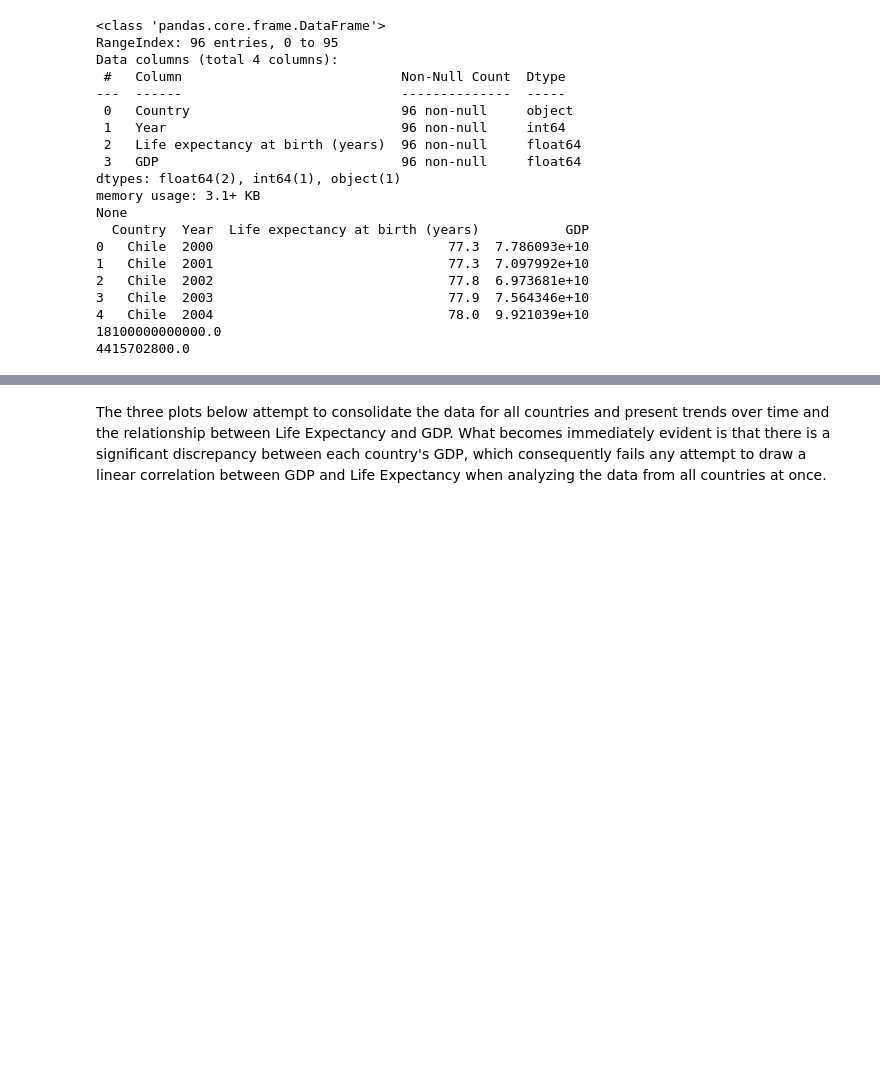
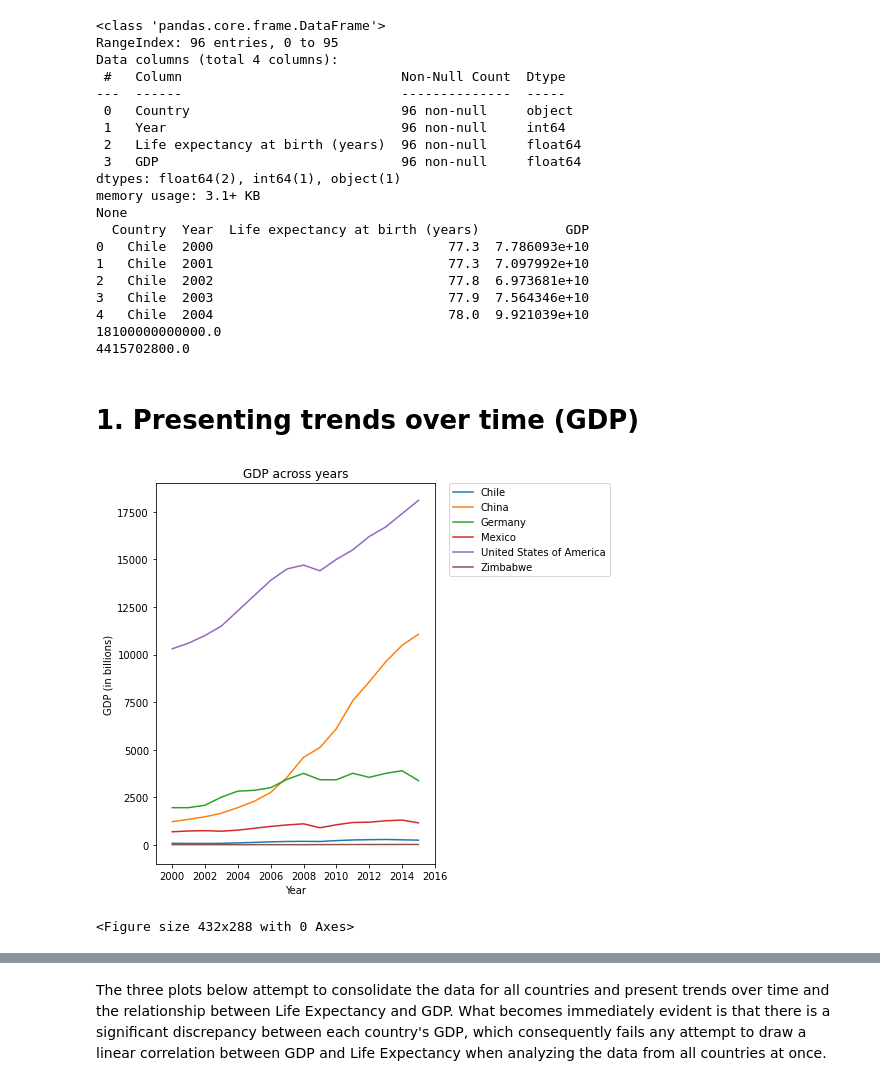
Before and after one commit to R0go/GDP_Life_Expectancy, a Jupyter notebook: life_expectancy_gdp.ipynb, the cells around one changed output, grey strips where cells are left out. Drawn from its saved outputs; the diff is of its cells as text; code cells hidden in the pictures; blank space fills up the shorter version.

```diff
--- a/life_expectancy_gdp.ipynb
+++ b/life_expectancy_gdp.ipynb
@@ -68,3 +61,21 @@ None
 # plt.clf()
 
 # print(np.max(data_file.GDP))
+# %% [markdown]
+# 1. Presenting trends over time (GDP)
+# %%
+plt.figure(figsize=[5,7])
+for i in data_file.Country.unique():
+    yvalues= data_file['GDP'][data_file['Country']==i]
+    xvalues= data_file['Year'][data_file['Country']==i]
+    plt.plot(xvalues, yvalues)
+plt.legend(data_file.Country.unique(), bbox_to_anchor=(1.05, 1),loc='upper left', borderaxespad=0.)
+plt.axis([1999,2016,-1000,19000])
+plt.title("GDP across years")
+plt.xlabel('Year')
+plt.ylabel('GDP (in billions)')
+plt.show()
+plt.clf()
+# %% [output]
+[figure, added]
+<Figure size 432x288 with 0 Axes>
```
Also changed, not shown: parts of 8 cells of this notebook.
